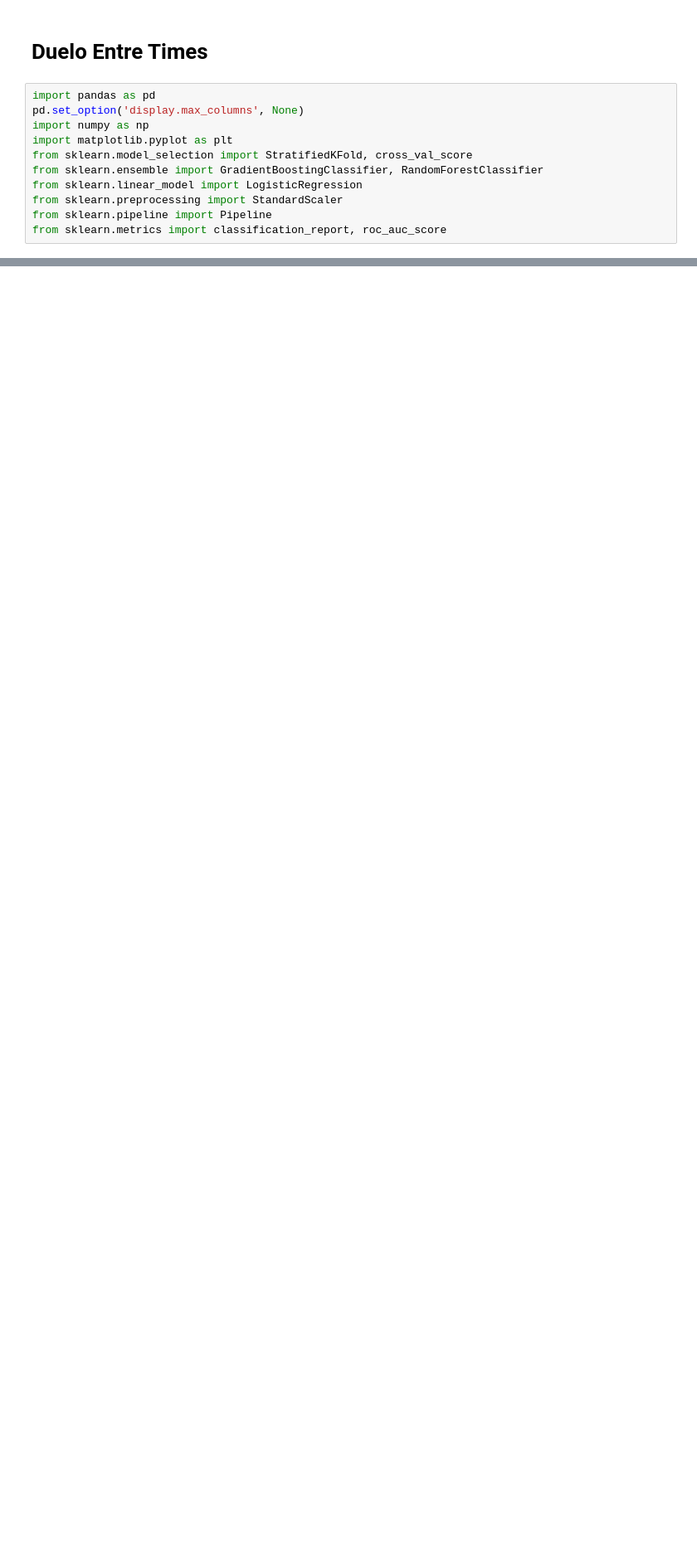
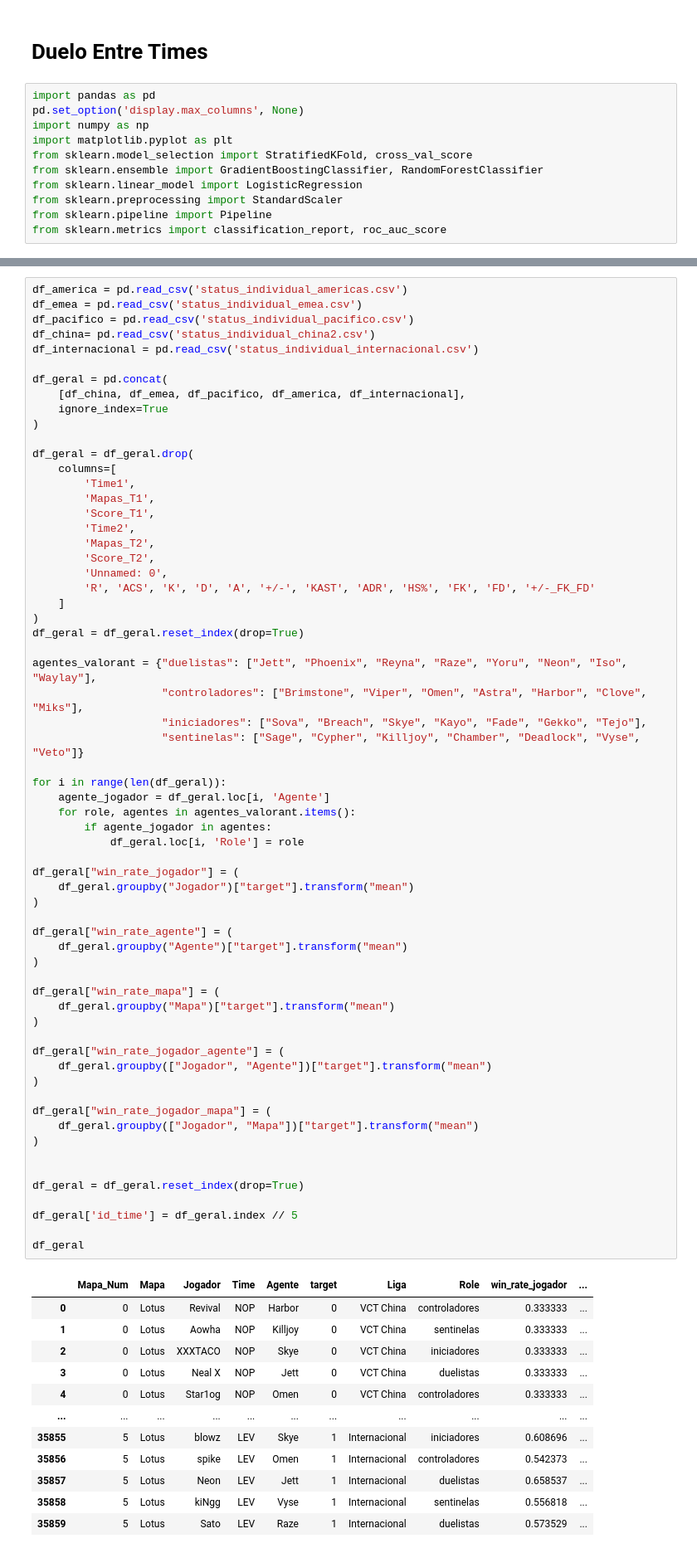
Before and after one commit to GuilhermeGML/Analise-Valorant-ESport, a Jupyter notebook: 3 - Aplicação de ML.ipynb, the cells around one changed output, grey strips where cells are left out. Shown at 83% size. Saved outputs shown, nothing was run; the diff lists cells and outputs as text; blank space fills up the shorter version.

```diff
--- a/3 - Aplicação de ML.ipynb
+++ b/3 - Aplicação de ML.ipynb
@@ -1049,0 +975,76 @@ df_geral
+# %%
+df_america = pd.read_csv('status_individual_americas.csv')
+df_emea = pd.read_csv('status_individual_emea.csv')
+df_pacifico = pd.read_csv('status_individual_pacifico.csv')
+df_china= pd.read_csv('status_individual_china2.csv')
+df_internacional = pd.read_csv('status_individual_internacional.csv')
+
+df_geral = pd.concat(
+    [df_china, df_emea, df_pacifico, df_america, df_internacional],
+    ignore_index=True
+)
+
+df_geral = df_geral.drop(
+    columns=[
+        'Time1',
+        'Mapas_T1',
+        'Score_T1',
+        'Time2',
+        'Mapas_T2',
+        'Score_T2',
+        'Unnamed: 0',
+        'R', 'ACS', 'K', 'D', 'A', '+/-', 'KAST', 'ADR', 'HS%', 'FK', 'FD', '+/-_FK_FD'
+    ]
+)
+df_geral = df_geral.reset_index(drop=True)
+
+agentes_valorant = {"duelistas": ["Jett", "Phoenix", "Reyna", "Raze", "Yoru", "Neon", "Iso", "Waylay"],
+                    "controladores": ["Brimstone", "Viper", "Omen", "Astra", "Harbor", "Clove", "Miks"],
+                    "iniciadores": ["Sova", "Breach", "Skye", "Kayo", "Fade", "Gekko", "Tejo"],
+                    "sentinelas": ["Sage", "Cypher", "Killjoy", "Chamber", "Deadlock", "Vyse", "Veto"]}
+
+for i in range(len(df_geral)):
+    agente_jogador = df_geral.loc[i, 'Agente']
+    for role, agentes in agentes_valorant.items():
+        if agente_jogador in agentes:
+            df_geral.loc[i, 'Role'] = role
+
+df_geral["win_rate_jogador"] = (
+    df_geral.groupby("Jogador")["target"].transform("mean")
+)
+
+df_geral["win_rate_agente"] = (
+    df_geral.groupby("Agente")["target"].transform("mean")
+)
+
+df_geral["win_rate_mapa"] = (
+    df_geral.groupby("Mapa")["target"].transform("mean")
+)
+
+df_geral["win_rate_jogador_agente"] = (
+    df_geral.groupby(["Jogador", "Agente"])["target"].transform("mean")
+)
+
+df_geral["win_rate_jogador_mapa"] = (
+    df_geral.groupby(["Jogador", "Mapa"])["target"].transform("mean")
+)
+
+
+df_geral = df_geral.reset_index(drop=True)
+
+df_geral['id_time'] = df_geral.index // 5
+
+df_geral
+# %% [output]
+|  | Mapa_Num | Mapa | Jogador | Time | Agente | target | Liga | Role | win_rate_jogador | ... |
+| 0 | 0 | Lotus | Revival | NOP | Harbor | 0 | VCT China | controladores | 0.333333 | ... |
+| 1 | 0 | Lotus | Aowha | NOP | Killjoy | 0 | VCT China | sentinelas | 0.333333 | ... |
+| 2 | 0 | Lotus | XXXTACO | NOP | Skye | 0 | VCT China | iniciadores | 0.333333 | ... |
+| 3 | 0 | Lotus | Neal X | NOP | Jett | 0 | VCT China | duelistas | 0.333333 | ... |
+| 4 | 0 | Lotus | Star1og | NOP | Omen | 0 | VCT China | controladores | 0.333333 | ... |
+| ... | ... | ... | ... | ... | ... | ... | ... | ... | ... | ... |
+| 35855 | 5 | Lotus | blowz | LEV | Skye | 1 | Internacional | iniciadores | 0.608696 | ... |
+| 35856 | 5 | Lotus | spike | LEV | Omen | 1 | Internacional | controladores | 0.542373 | ... |
+| 35857 | 5 | Lotus | Neon | LEV | Jett | 1 | Internacional | duelistas | 0.658537 | ... |
+| 35858 | 5 | Lotus | kiNgg | LEV | Vyse | 1 | Internacional | sentinelas | 0.556818 | ... |
+| 35859 | 5 | Lotus | Sato | LEV | Raze | 1 | Internacional | duelistas | 0.573529 | ... |
```
Also changed, not shown: parts of 21 cells of this notebook, 4 other files.
